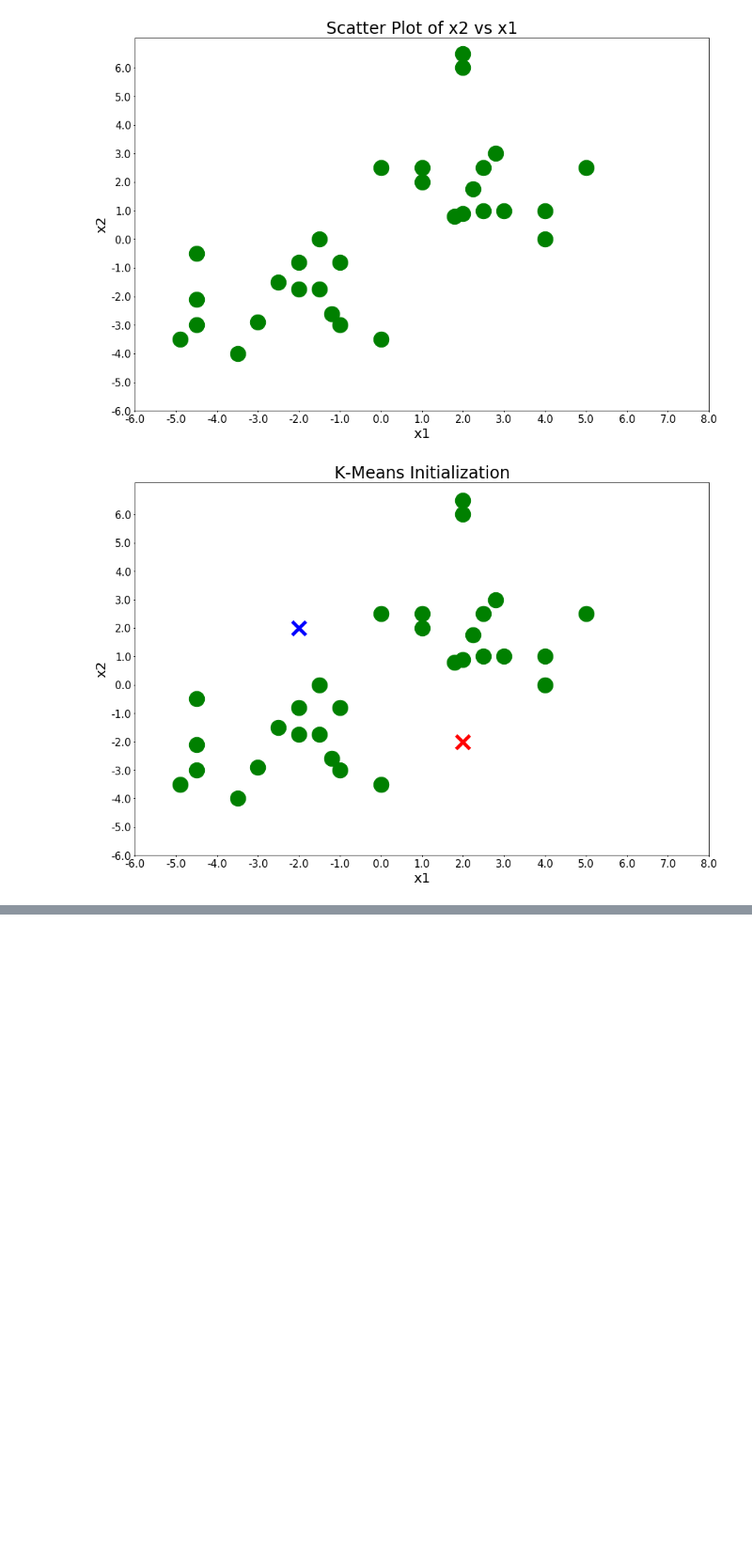
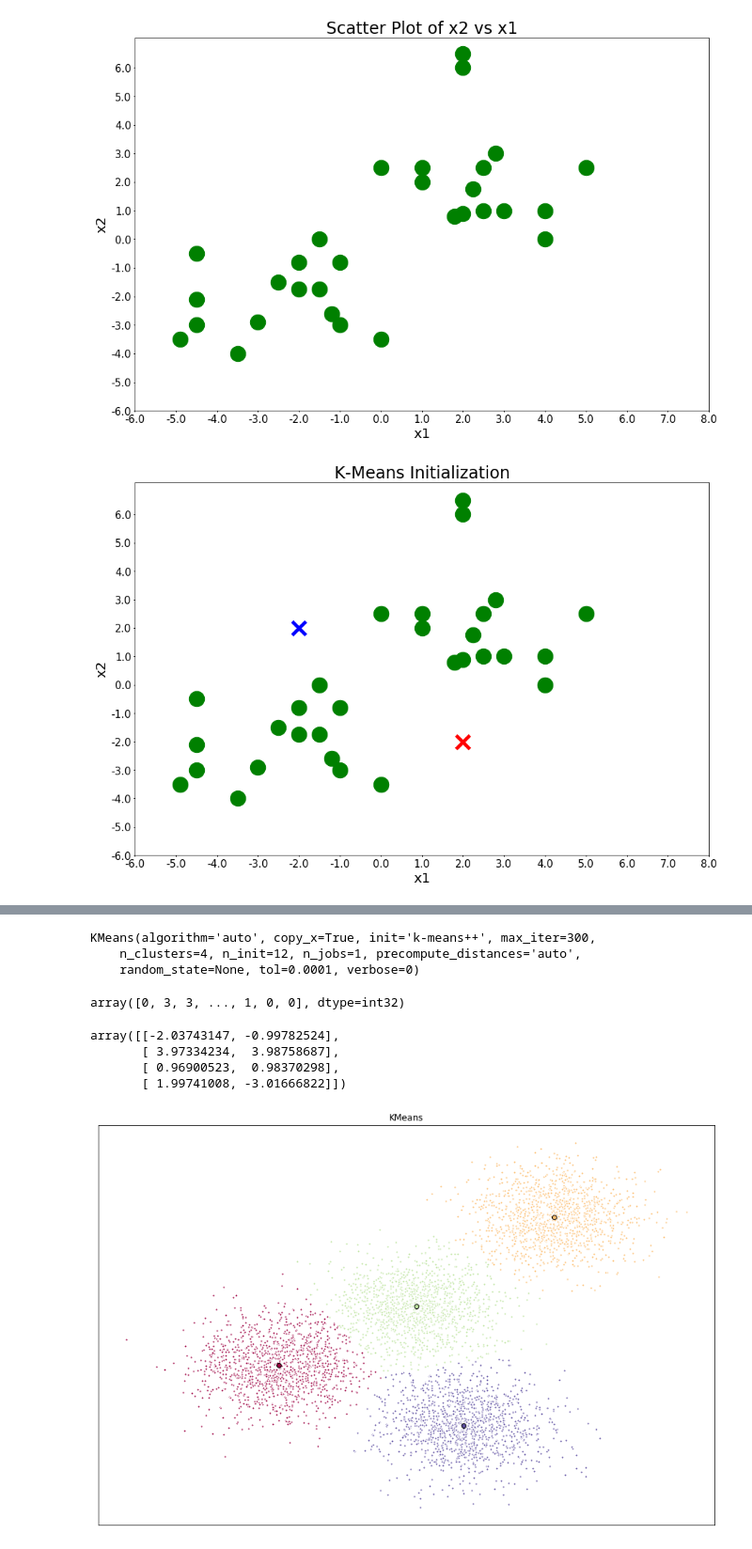
Before and after one commit to ArvindSai/Coursera-capstone-project, a Jupyter notebook: Clustering.ipynb, the cells around one changed output, grey strips where cells are left out. Shown at 94% size. Saved outputs shown, nothing was run; the diff lists cells and outputs as text; code cells hidden in the pictures; blank space fills up the shorter version.

```diff
--- a/Clustering.ipynb
+++ b/Clustering.ipynb
@@ -111,0 +171,65 @@ plot_points(centroids=centers,figure_title='K-Means Initialization')
+# %%
+kmeans = KMeans(init='k-means++',n_clusters = 4, n_init = 12)
+kmeans.fit(X)
+# %% [output]
+KMeans(algorithm='auto', copy_x=True, init='k-means++', max_iter=300,
+    n_clusters=4, n_init=12, n_jobs=1, precompute_distances='auto',
+    random_state=None, tol=0.0001, verbose=0)
+# %%
+# let's look at the labels for each observation
+k_means_labels = kmeans.labels_
+k_means_labels
+# %% [output]
+array([0, 3, 3, ..., 1, 0, 0], dtype=int32)
+# %%
+# Also get the centers for clusters
+k_means_centers = kmeans.cluster_centers_
+k_means_centers
+# %% [output]
+array([[-2.03743147, -0.99782524],
+       [ 3.97334234,  3.98758687],
+       [ 0.96900523,  0.98370298],
+       [ 1.99741008, -3.01666822]])
+# %%
+# initialize the plot with the specified dimensions.
+fig = plt.figure(figsize=(15, 10))
+
+# colors uses a color map, which will produce an array of colors based on
+# the number of labels. We use set(k_means_labels) to get the
+# unique labels.
+colors = plt.cm.Spectral(np.linspace(0, 1, len(set(k_means_labels))))
+
+# create a plot
+ax = fig.add_subplot(1, 1, 1)
+
+# loop through the data and plot the datapoints and centroids.
+# k will range from 0-3, which will match the number of clusters in the dataset.
+for k, col in zip(range(len([[4,4], [-2, -1], [2, -3], [1, 1]])), colors):
+
+    # create a list of all datapoints, where the datapoitns that are
+    # in the cluster (ex. cluster 0) are labeled as true, else they are
+    # labeled as false.
+    my_members = (k_means_labels == k)
+
+    # define the centroid, or cluster center.
+    cluster_center = k_means_centers[k]
+
+    # plot the datapoints with color col.
+    ax.plot(X[my_members, 0], X[my_members, 1], 'w', markerfacecolor=col, marker='.')
+
+    # plot the centroids with specified color, but with a darker outline
+    ax.plot(cluster_center[0], cluster_center[1], 'o', markerfacecolor=col,  markeredgecolor='k', markersize=6)
+
+# title of the plot
+ax.set_title('KMeans')
+
+# remove x-axis ticks
+ax.set_xticks(())
+
+# remove y-axis ticks
+ax.set_yticks(())
+
+# show the plot
+plt.show()
+# %% [output]
+[figure, added]
```
Also changed, not shown: parts of 5 cells of this notebook.
